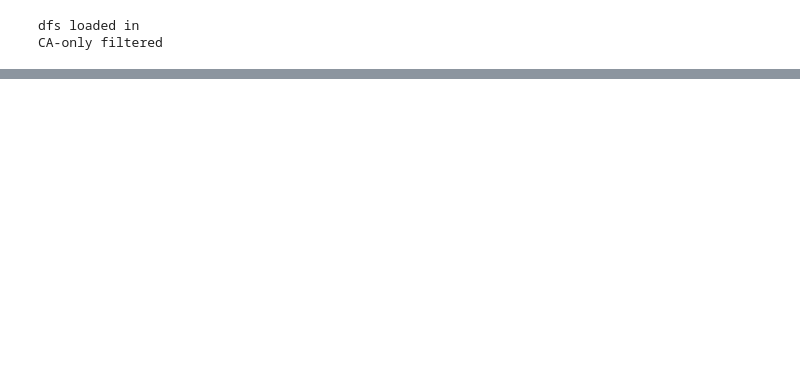
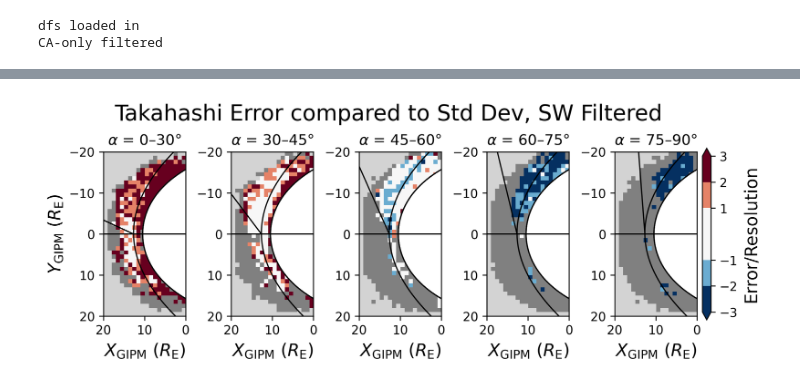
Before and after one commit to solarwindstream/gipm-mapping, a Jupyter notebook: Plotting_Notebooks/TakahashiHeilig.ipynb, the cells around one changed output, grey strips where cells are left out. Drawn from its saved outputs; the diff is of its cells as text; code cells hidden in the pictures; blank space fills up the shorter version.

Commit message:
WIP moving across to new modules

```diff
--- a/Plotting_Notebooks/TakahashiHeilig.ipynb
+++ b/Plotting_Notebooks/TakahashiHeilig.ipynb
@@ -5,7 +5,6 @@ import pandas as pd
 import numpy as np
 import datetime as dt
 import glob
-from heatmap_modules import compute_freq_ellip_hists, compute_normalised_freq_hists, compute_error_hists, compute_res_error_hists
 
 #from heatmap_plotting_modules import CA_MA_Binned_Plot, CA_Error_Plot
 
@@ -58,6 +57,10 @@ cl_filtered_lowZ['Takahashi Transverse Error'] = (cl_filtered_lowZ['Takahashi Fr
 cl_filtered_lowZ['Takahashi Compressive Error'] = (cl_filtered_lowZ['Takahashi Frequency, Hz'] - cl_filtered_lowZ['Peak Compressive Frequency'])/cl_filtered_lowZ['Peak Compressive Frequency']
 cl_filtered_lowZ['Heilig Transverse Error'] = (cl_filtered_lowZ['Heilig Frequency, Hz'] - cl_filtered_lowZ['Peak Transverse Frequency'])/cl_filtered_lowZ['Peak Transverse Frequency']
 
+cl_filtered_lowZ['Takahashi Transverse Difference'] = (cl_filtered_lowZ['Takahashi Frequency, Hz'] - cl_filtered_lowZ['Peak Transverse Frequency'])
+cl_filtered_lowZ['Takahashi Compressive Difference'] = (cl_filtered_lowZ['Takahashi Frequency, Hz'] - cl_filtered_lowZ['Peak Compressive Frequency'])
+cl_filtered_lowZ['Heilig Transverse Difference'] = (cl_filtered_lowZ['Heilig Frequency, Hz'] - cl_filtered_lowZ['Peak Transverse Frequency'])
+
 #Split only by cone angle, not M_A
 
 CA_bounds_narrow = {"rad": [0,30], "lowspir": [30,45], "highspir": [45,60],"lowperp": [60,75], "highperp": [75,90]}
@@ -190,7 +190,7 @@ CA_Abs_Error_Plot('SciPy Test Plot, SW Filtered', takahashi_trans_error_heatmap_
 # %%
 #now for filtered SW, find std dev in each bin:
 
-takahashi_trans_error_heatmap_ULF_test = []
+trans_std_dev_maps = []
 w_transverse='Normalised Transverse Frequency'
 
 for group_name, df in CA_filtered_frames.items():
@@ -201,4 +201,27 @@ for group_name, df in CA_filtered_frames.items():
     hist_test,x_edge, y_edge, _ = stats.binned_statistic_2d(df_ULF[x_col].to_numpy(), df_ULF[y_col].to_numpy(), df_ULF[w_transverse].to_numpy(), statistic='std', bins=[x_bin_edges, y_bin_edges])
     hist_new = np.where(np.isnan(hist_count), np.nan, hist_test)
     hist_new = hist_new.T
-    takahashi_trans_error_heatmap_ULF_test.append(hist_new)
+    trans_std_dev_maps.append(hist_new)
+# %%
+takahashi_trans_error = []
+w_tak_trans_diff='Takahashi Transverse Difference'
+
+for group_name, df in CA_filtered_frames.items():
+    #print(group_name)
+    df_ULF = df.loc[(df['ULF Band Normalised Transverse Power'] > 0.05)]
+    hist_count,x_edge, y_edge, _ = stats.binned_statistic_2d(df_ULF[x_col].to_numpy(), df_ULF[y_col].to_numpy(), df_ULF[w_tak_trans_diff].to_numpy(), statistic='count', bins=[x_bin_edges, y_bin_edges])
+    hist_count[hist_count < 50] = np.nan
+    hist_test,x_edge, y_edge, _ = stats.binned_statistic_2d(df_ULF[x_col].to_numpy(), df_ULF[y_col].to_numpy(), df_ULF[w_tak_trans_diff].to_numpy(), statistic='mean', bins=[x_bin_edges, y_bin_edges])
+    hist_new = np.where(np.isnan(hist_count), np.nan, hist_test)
+    hist_new = hist_new.T
+    takahashi_trans_error.append(hist_new)
+# %%
+tak_trans_error_over_std = []
+
+for error_hm,std_hm in zip(takahashi_trans_error, trans_std_dev_maps):
+    error_over_std_hm = error_hm/std_hm
+    tak_trans_error_over_std.append(error_over_std_hm)
+# %%
+CA_Abs_Error_Plot('Takahashi Error compared to Std Dev, SW Filtered', tak_trans_error_over_std, filtered_heatmap_c , x_bin_edges, y_bin_edges)
+# %% [output]
+[figure, added]
```
Also changed, not shown: parts of 6 cells of this notebook.
